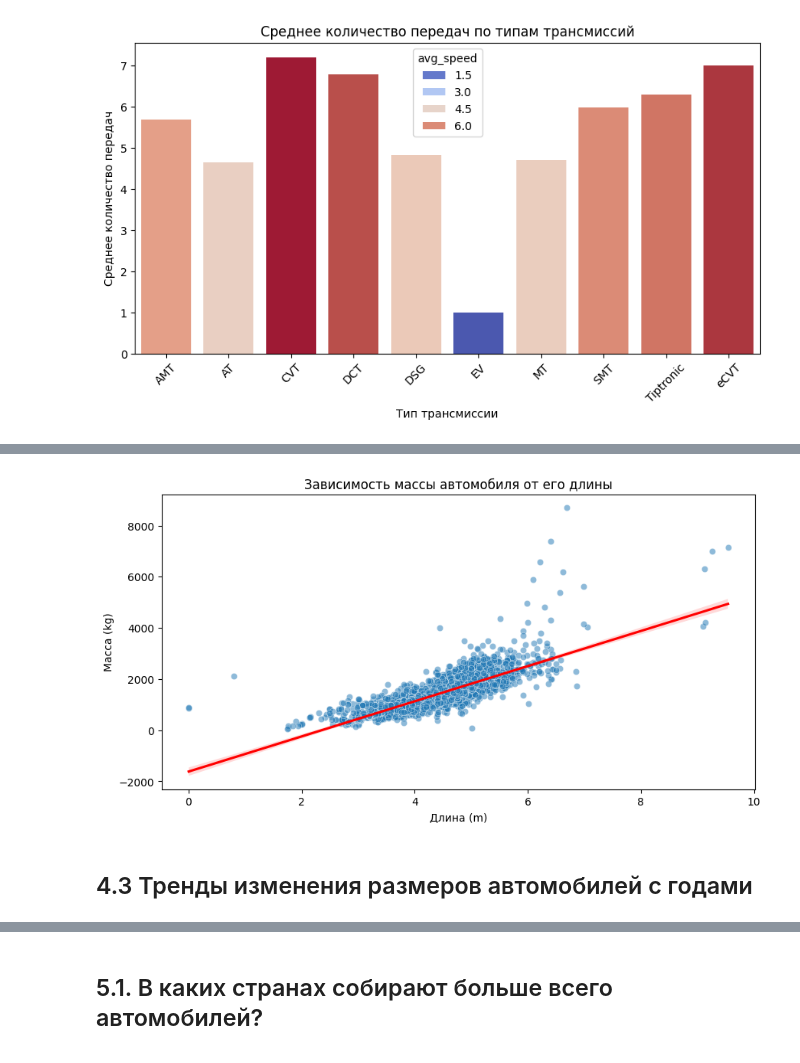
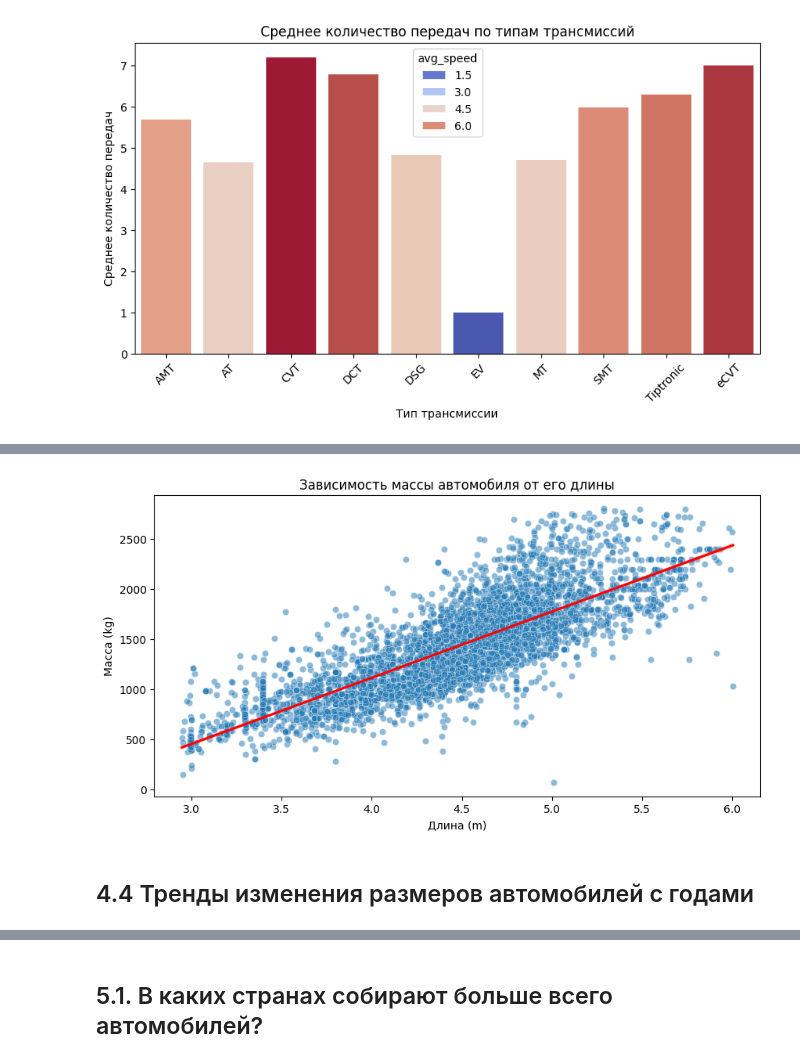
Before and after one commit to AntonS86/wiki-scraper, a Jupyter notebook: notebooks/data_exploration.ipynb, the cells around one changed output, grey strips where cells are left out. Saved outputs shown, nothing was run; the diff lists cells and outputs as text; code cells hidden in the pictures.

```diff
--- a/notebooks/data_exploration.ipynb
+++ b/notebooks/data_exploration.ipynb
@@ -421,9 +459,17 @@ with sqlite3.connect(db_path) as conn:
     """
     df_dimensions = pd.read_sql(query, conn)
 
+df_dimensions.dropna(inplace=True)
+
+# Вычисляем IQR и убираем выбросы
+Q1 = df_dimensions.quantile(0.25)
+Q3 = df_dimensions.quantile(0.75)
+IQR = Q3 - Q1
+df_clean = df_dimensions[~((df_dimensions < (Q1 - 1.5 * IQR)) | (df_dimensions > (Q3 + 1.5 * IQR))).any(axis=1)]
+
 # Строим тепловую карту корреляции
 plt.figure(figsize=(8, 6))
-sns.heatmap(df_dimensions.corr(), annot=True, cmap="coolwarm", fmt=".2f")
+sns.heatmap(df_clean.corr(), annot=True, cmap="coolwarm", fmt=".2f")
 plt.title("Корреляция между габаритами автомобилей")
 plt.show()
 # %% [output]
@@ -433,23 +479,31 @@ plt.show()
 # %%
 with sqlite3.connect(db_path) as conn:
     query = """
     SELECT length, weight
     FROM vehicles
-    WHERE length < 10 AND weight < 10000
+    WHERE length IS NOT NULL AND weight IS NOT NULL
     """
     df_dimensions = pd.read_sql(query, conn)
 
+df_dimensions.dropna(inplace=True)
+
+# Вычисляем IQR и убираем выбросы
+Q1 = df_dimensions.quantile(0.25)
+Q3 = df_dimensions.quantile(0.75)
+IQR = Q3 - Q1
+df_clean = df_dimensions[~((df_dimensions < (Q1 - 1.5 * IQR)) | (df_dimensions > (Q3 + 1.5 * IQR))).any(axis=1)]
+
 plt.figure(figsize=(10, 5))
-sns.scatterplot(x=df_dimensions['length'], y=df_dimensions['weight'], alpha=0.5)
-sns.regplot(x=df_dimensions['length'], y=df_dimensions['weight'], scatter=False, color="red")  # Линия тренда
+sns.scatterplot(x=df_clean['length'], y=df_clean['weight'], alpha=0.5)
+sns.regplot(x=df_clean['length'], y=df_clean['weight'], scatter=False, color="red")  # Линия тренда
 plt.xlabel("Длина (m)")
 plt.ylabel("Масса (kg)")
 plt.title("Зависимость массы автомобиля от его длины")
 plt.show()
 # %% [output]
-[figure, old version]
+[figure, new version]
 # %% [markdown]
-## 4.3 Тренды изменения размеров автомобилей с годами
+## 4.4 Тренды изменения размеров автомобилей с годами
 # %%
 with sqlite3.connect(db_path) as conn:
     query = """
```
Also changed, not shown: parts of 10 cells of this notebook, 3 other files.
